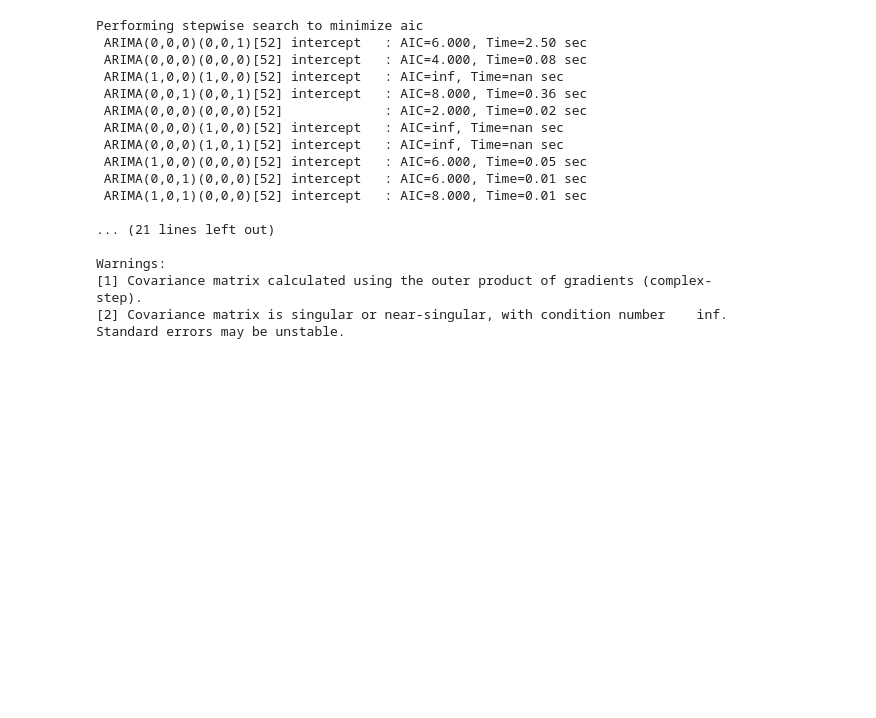
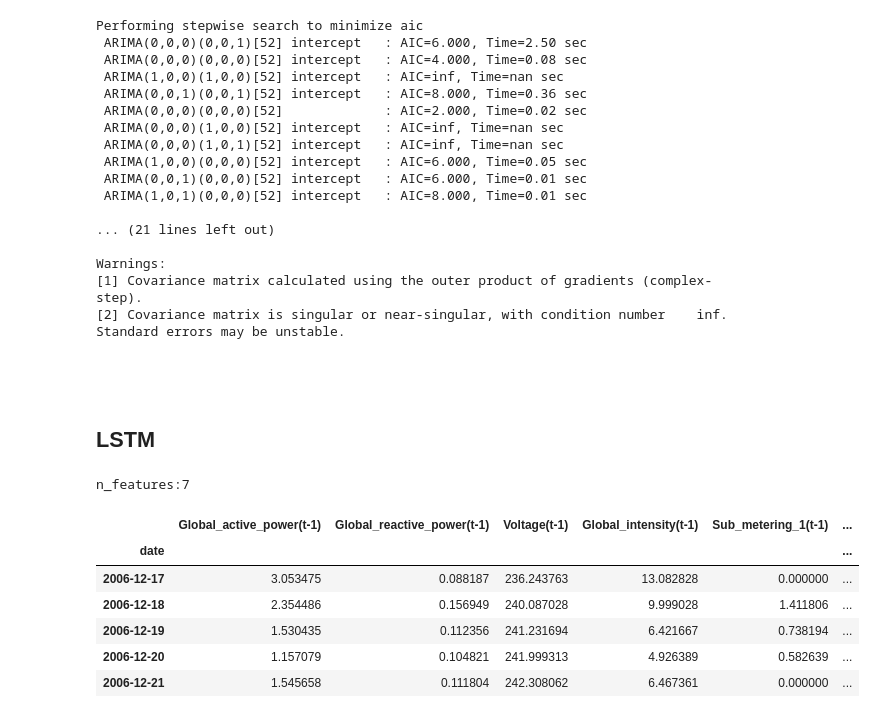
Before and after one commit to tjaros/ml-epc-project, a Jupyter notebook: analysis.ipynb, the cells around one changed output. Cells and saved outputs as stored; diff of their text form; code cells hidden in the pictures; blank space fills up the shorter version.

```diff
--- a/analysis.ipynb
+++ b/analysis.ipynb
@@ -437,3 +449,7 @@ Performing stepwise search to minimize aic
 Warnings:
 [1] Covariance matrix calculated using the outer product of gradients (complex-step).
 [2] Covariance matrix is singular or near-singular, with condition number    inf. Standard errors may be unstable.
+# %% [markdown]
+##
+# %% [markdown]
+## LSTM
@@ -439,0 +458,31 @@ Warnings:
+# %%
+def make_window(data, back, forward):
+    n_features = data.shape[1]
+    print(f"n_features:{n_features}")
+    cols = []
+    names = []
+    for i in range(back, 0, -1):
+        cols.append(data.shift(i))
+        names += [f"{name}(t-{i})" for name in data.columns]
+    for i in range(forward):
+        cols.append(data.shift(-i))
+        names += [f"{name}(t{f'+{i}' if i != 0 else ''})" for name in data.columns]
+    result = pd.concat(cols, axis='columns')
+    result.columns = names
+    result.dropna(inplace=True)
+    #print(list(enumerate(result.columns)))
+    return result
+# %%
+data_daily_window = make_window(data_daily, 1, 1)
+data_daily_window.drop(data_daily_window.columns[[8, 9, 10, 11, 12, 13]],axis=1,inplace=True)
+ddw = data_daily_window
+ddw.head()
+# %% [output]
+n_features:7
+|  | Global_active_power(t-1) | Global_reactive_power(t-1) | Voltage(t-1) | Global_intensity(t-1) | Sub_metering_1(t-1) | ... |
+| date |  |  |  |  |  | ... |
+| 2006-12-17 | 3.053475 | 0.088187 | 236.243763 | 13.082828 | 0.000000 | ... |
+| 2006-12-18 | 2.354486 | 0.156949 | 240.087028 | 9.999028 | 1.411806 | ... |
+| 2006-12-19 | 1.530435 | 0.112356 | 241.231694 | 6.421667 | 0.738194 | ... |
+| 2006-12-20 | 1.157079 | 0.104821 | 241.999313 | 4.926389 | 0.582639 | ... |
+| 2006-12-21 | 1.545658 | 0.111804 | 242.308062 | 6.467361 | 0.000000 | ... |
```
Also changed, not shown: parts of 10 cells of this notebook.
